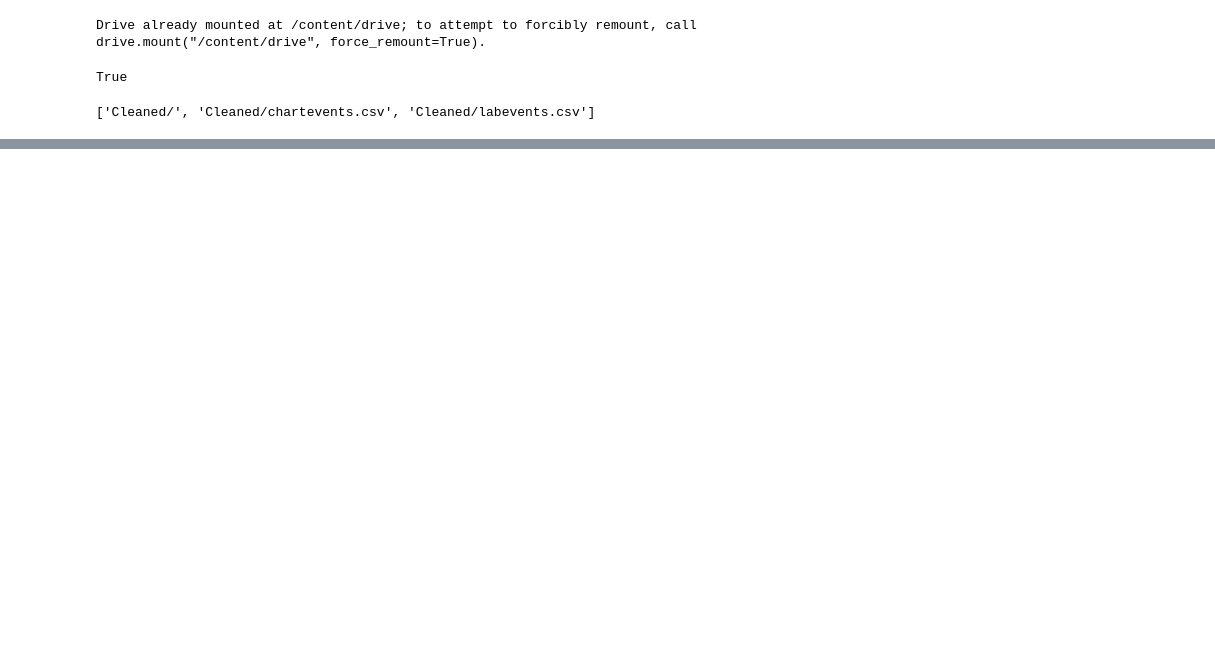
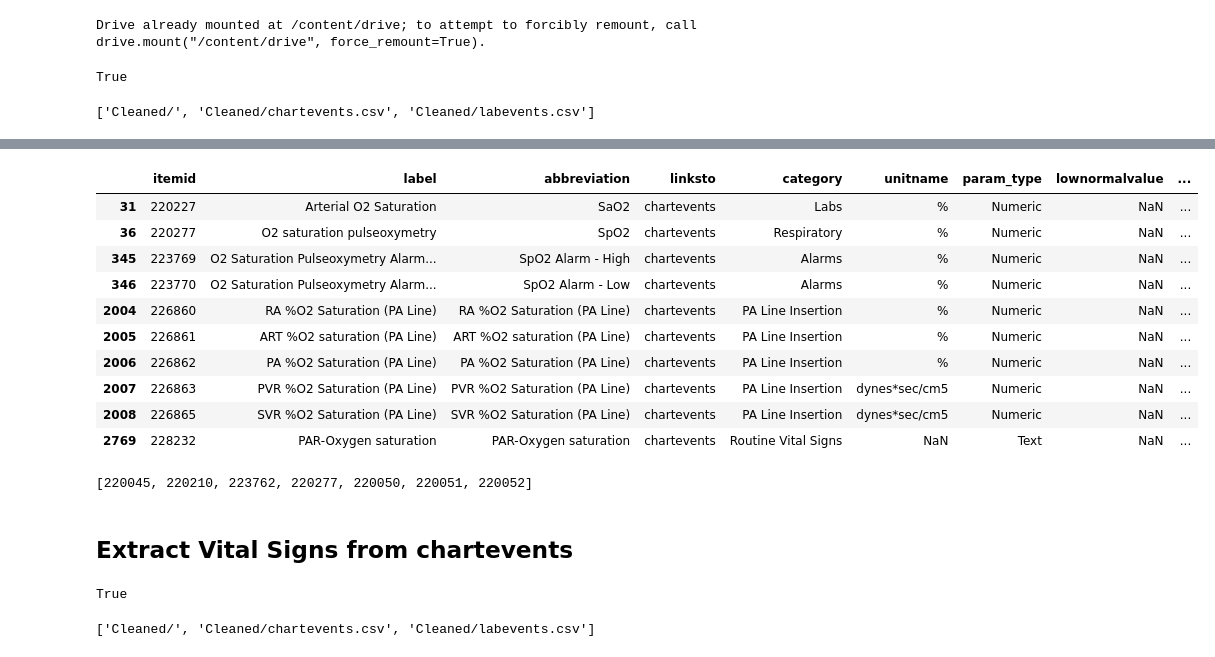
Before and after one commit to hamdikhasawneh/AI-sepsis, a Jupyter notebook: notebooks/01_data_preprocessing.ipynb, the cells around one changed output, grey strips where cells are left out. Cells and saved outputs as stored; diff of their text form; code cells hidden in the pictures; blank space fills up the shorter version.

```diff
--- a/notebooks/01_data_preprocessing.ipynb
+++ b/notebooks/01_data_preprocessing.ipynb
@@ -24,0 +323,50 @@ with zipfile.ZipFile(zip_path, 'r') as z:
+# %%
+d_items[d_items["label"].str.contains("saturation", case=False, na=False)]
+# %% [output]
+|  | itemid | label | abbreviation | linksto | category | unitname | param_type | lownormalvalue | ... |
+| 31 | 220227 | Arterial O2 Saturation | SaO2 | chartevents | Labs | % | Numeric | NaN | ... |
+| 36 | 220277 | O2 saturation pulseoxymetry | SpO2 | chartevents | Respiratory | % | Numeric | NaN | ... |
+| 345 | 223769 | O2 Saturation Pulseoxymetry Alarm... | SpO2 Alarm - High | chartevents | Alarms | % | Numeric | NaN | ... |
+| 346 | 223770 | O2 Saturation Pulseoxymetry Alarm... | SpO2 Alarm - Low | chartevents | Alarms | % | Numeric | NaN | ... |
+| 2004 | 226860 | RA %O2 Saturation (PA Line) | RA %O2 Saturation (PA Line) | chartevents | PA Line Insertion | % | Numeric | NaN | ... |
+| 2005 | 226861 | ART %O2 saturation (PA Line) | ART %O2 saturation (PA Line) | chartevents | PA Line Insertion | % | Numeric | NaN | ... |
+| 2006 | 226862 | PA %O2 Saturation (PA Line) | PA %O2 Saturation (PA Line) | chartevents | PA Line Insertion | % | Numeric | NaN | ... |
+| 2007 | 226863 | PVR %O2 Saturation (PA Line) | PVR %O2 Saturation (PA Line) | chartevents | PA Line Insertion | dynes*sec/cm5 | Numeric | NaN | ... |
+| 2008 | 226865 | SVR %O2 Saturation (PA Line) | SVR %O2 Saturation (PA Line) | chartevents | PA Line Insertion | dynes*sec/cm5 | Numeric | NaN | ... |
+| 2769 | 228232 | PAR-Oxygen saturation | PAR-Oxygen saturation | chartevents | Routine Vital Signs | NaN | Text | NaN | ... |
+# %%
+# Selected vital sign ITEMIDs
+
+HEART_RATE_ID = 220045
+RESP_RATE_ID = 220210
+TEMP_C_ID = 223762
+SPO2_ID = 220277
+ABP_SYS_ID = 220050
+ABP_DIA_ID = 220051
+ABP_MEAN_ID = 220052
+VITAL_ITEMIDS = [
+    HEART_RATE_ID,
+    RESP_RATE_ID,
+    TEMP_C_ID,
+    SPO2_ID,
+    ABP_SYS_ID,
+    ABP_DIA_ID,
+    ABP_MEAN_ID
+]
+print(VITAL_ITEMIDS)
+# %% [output]
+[220045, 220210, 223762, 220277, 220050, 220051, 220052]
+# %% [markdown]
+## Extract Vital Signs from chartevents
+# %%
+chartevents_zip_path = DATA_DIR / "chartevents_labevents.zip"
+print(chartevents_zip_path.exists())
+# %% [output]
+True
+# %%
+import zipfile
+
+with zipfile.ZipFile(chartevents_zip_path, 'r') as z:
+    print(z.namelist())
+# %% [output]
+['Cleaned/', 'Cleaned/chartevents.csv', 'Cleaned/labevents.csv']
```
Also changed, not shown: parts of 46 cells of this notebook.
